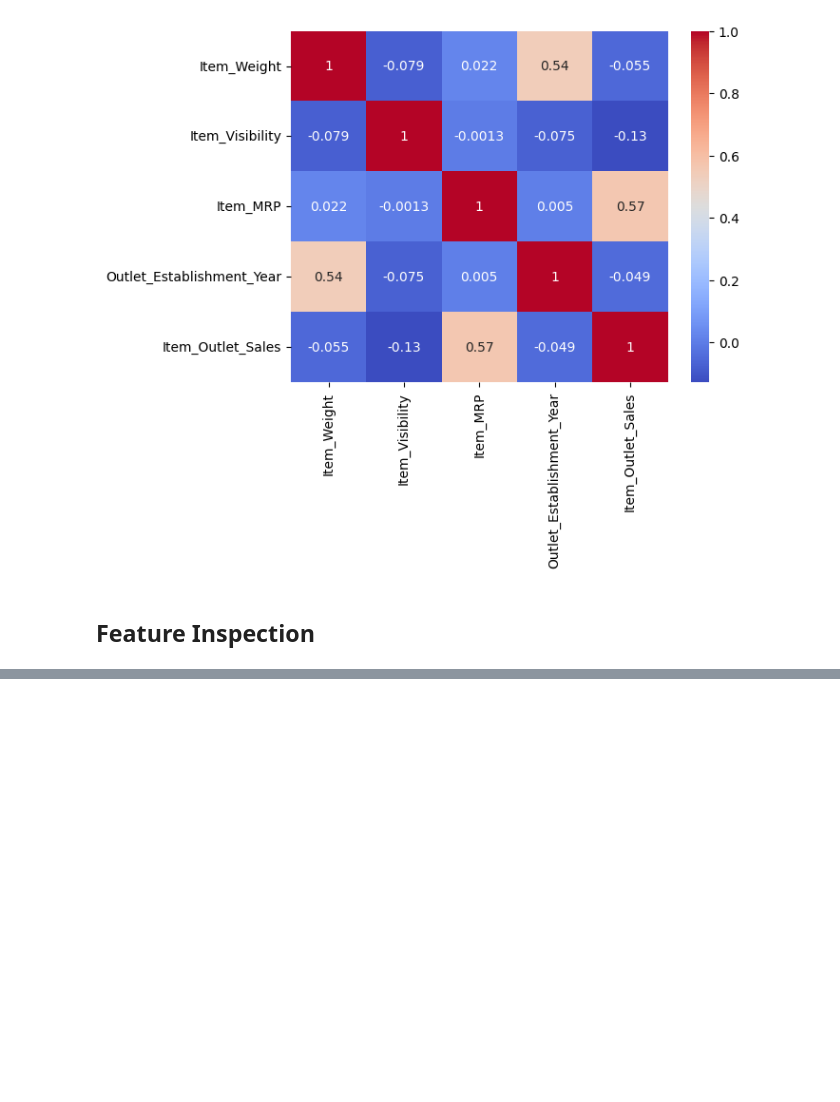
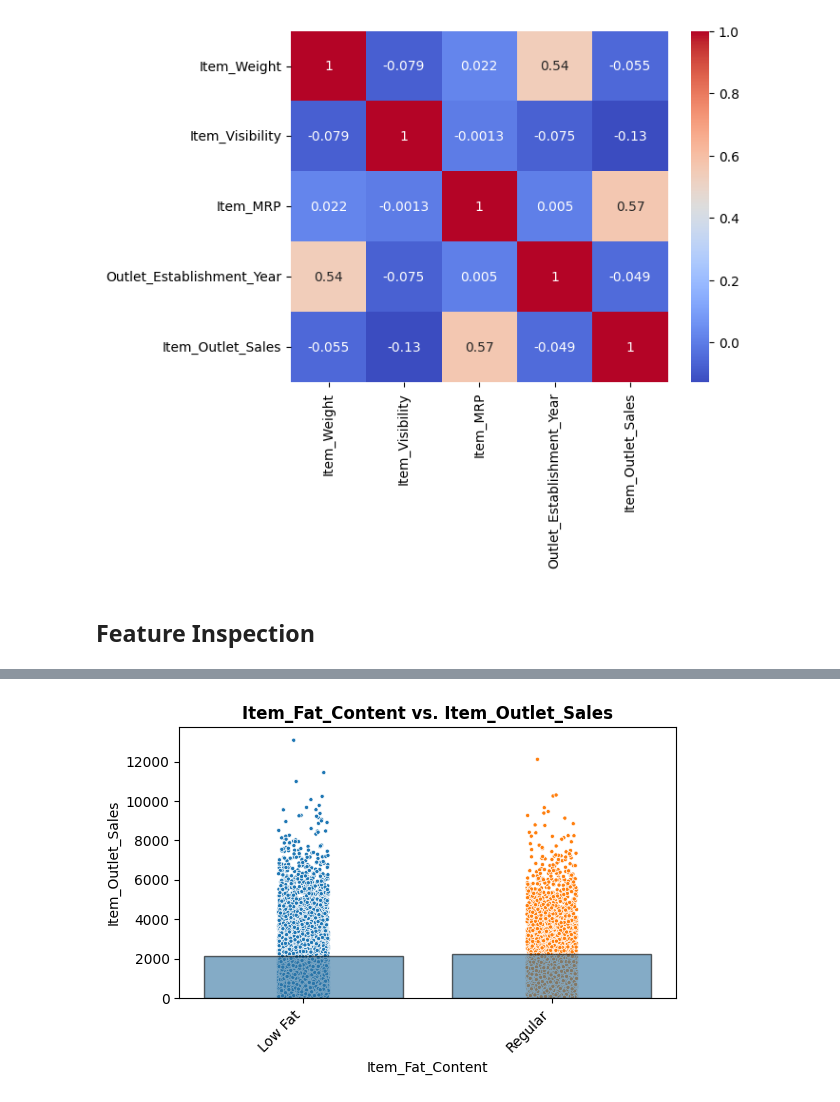
Before and after one commit to KamalRiad90/Prediction-of-Product-Sales, a Jupyter notebook: Prediction_of_Product_Sales.ipynb, the cells around one changed output, grey strips where cells are left out. Saved outputs shown, nothing was run; the diff lists cells and outputs as text; code cells hidden in the pictures; blank space fills up the shorter version.

```diff
--- a/Prediction_of_Product_Sales.ipynb
+++ b/Prediction_of_Product_Sales.ipynb
@@ -305,0 +600,4 @@ sns.heatmap(corr, cmap = 'coolwarm', annot = True);
+# %%
+plot_categorical_vs_target(df, feature, 'Item_Outlet_Sales');
+# %% [output]
+[figure, added]
```
Also changed, not shown: parts of 57 cells of this notebook.
